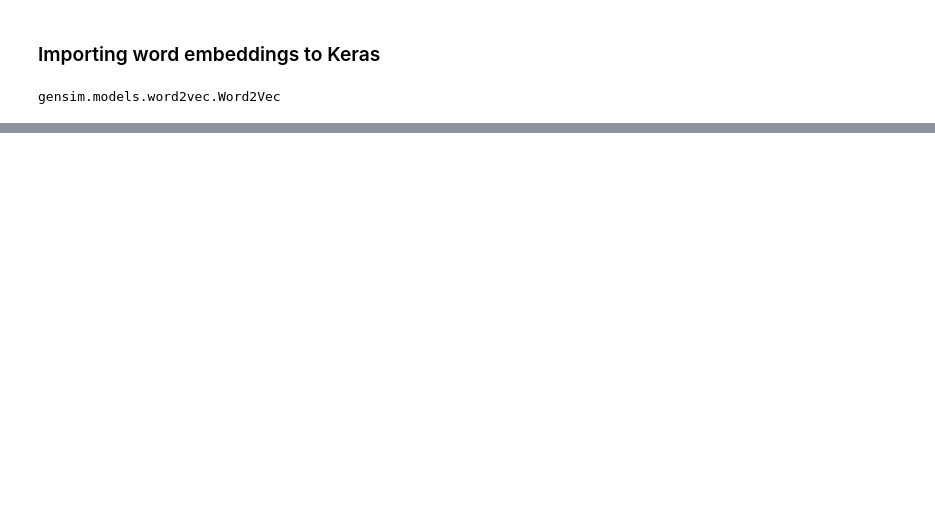
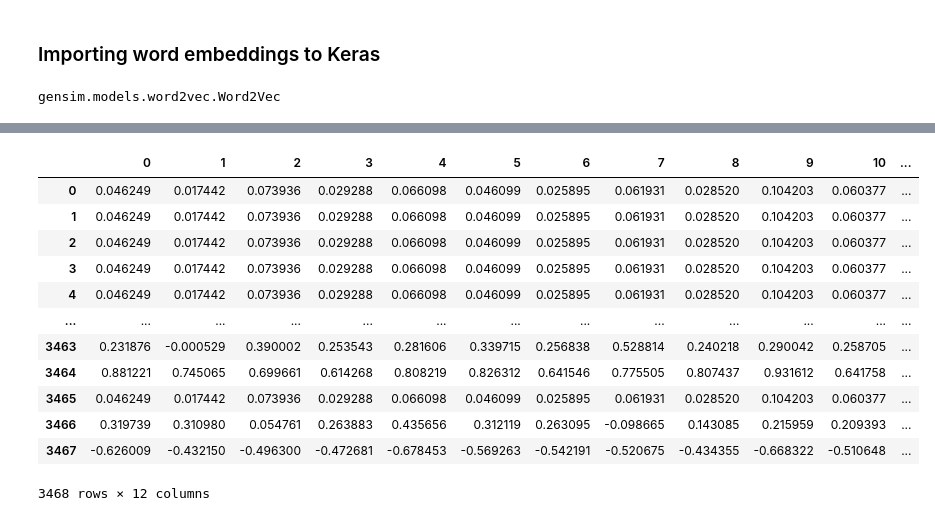
Before and after one commit to Lassenoerre/datascience, a Jupyter notebook: Gensim_Word2Vec.ipynb, the cells around one changed output, grey strips where cells are left out. Cells and saved outputs as stored; diff of their text form; code cells hidden in the pictures; blank space fills up the shorter version.

```diff
--- a/Gensim_Word2Vec.ipynb
+++ b/Gensim_Word2Vec.ipynb
@@ -204,0 +266,19 @@ Epoch 1/2
+# %%
+xtest_docs = pad_sequences(sequences, maxlen=max_length, padding='post')
+
+predicted = pd.DataFrame(model.predict(xtest_docs))
+predicted
+# %% [output]
+|  | 0 | 1 | 2 | 3 | 4 | 5 | 6 | 7 | 8 | 9 | 10 | ... |
+| 0 | 0.046249 | 0.017442 | 0.073936 | 0.029288 | 0.066098 | 0.046099 | 0.025895 | 0.061931 | 0.028520 | 0.104203 | 0.060377 | ... |
+| 1 | 0.046249 | 0.017442 | 0.073936 | 0.029288 | 0.066098 | 0.046099 | 0.025895 | 0.061931 | 0.028520 | 0.104203 | 0.060377 | ... |
+| 2 | 0.046249 | 0.017442 | 0.073936 | 0.029288 | 0.066098 | 0.046099 | 0.025895 | 0.061931 | 0.028520 | 0.104203 | 0.060377 | ... |
+| 3 | 0.046249 | 0.017442 | 0.073936 | 0.029288 | 0.066098 | 0.046099 | 0.025895 | 0.061931 | 0.028520 | 0.104203 | 0.060377 | ... |
+| 4 | 0.046249 | 0.017442 | 0.073936 | 0.029288 | 0.066098 | 0.046099 | 0.025895 | 0.061931 | 0.028520 | 0.104203 | 0.060377 | ... |
+| ... | ... | ... | ... | ... | ... | ... | ... | ... | ... | ... | ... | ... |
+| 3463 | 0.231876 | -0.000529 | 0.390002 | 0.253543 | 0.281606 | 0.339715 | 0.256838 | 0.528814 | 0.240218 | 0.290042 | 0.258705 | ... |
+| 3464 | 0.881221 | 0.745065 | 0.699661 | 0.614268 | 0.808219 | 0.826312 | 0.641546 | 0.775505 | 0.807437 | 0.931612 | 0.641758 | ... |
+| 3465 | 0.046249 | 0.017442 | 0.073936 | 0.029288 | 0.066098 | 0.046099 | 0.025895 | 0.061931 | 0.028520 | 0.104203 | 0.060377 | ... |
+| 3466 | 0.319739 | 0.310980 | 0.054761 | 0.263883 | 0.435656 | 0.312119 | 0.263095 | -0.098665 | 0.143085 | 0.215959 | 0.209393 | ... |
+| 3467 | -0.626009 | -0.432150 | -0.496300 | -0.472681 | -0.678453 | -0.569263 | -0.542191 | -0.520675 | -0.434355 | -0.668322 | -0.510648 | ... |
+3468 rows × 12 columns
```
Also changed, not shown: parts of 30 cells of this notebook.
